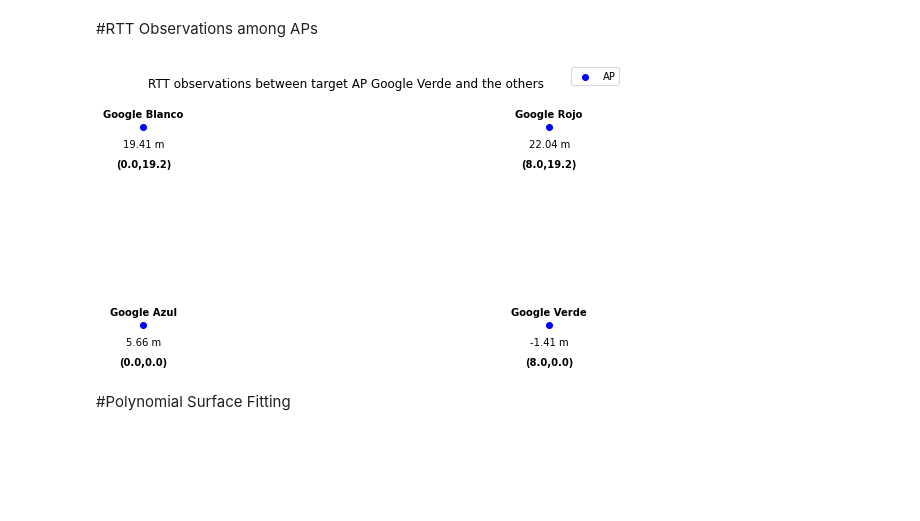
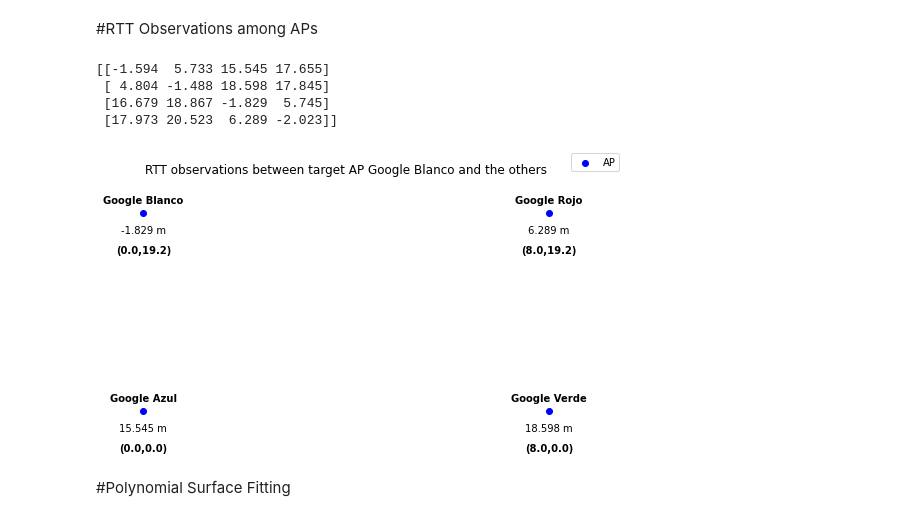
Before and after one commit to carlogattuso/Indoor_Positioning_RTT_GPR, a Jupyter notebook: psfm_gpr.ipynb, the cells around one changed output. Cells and saved outputs as stored; diff of their text form; code cells hidden in the pictures; blank space fills up the shorter version.

```diff
--- a/psfm_gpr.ipynb
+++ b/psfm_gpr.ipynb
@@ -154,7 +154,7 @@ n_vrp = n_points - n_ap
 """
 Locations grid
 """
-locations = np.array(np.meshgrid(np.linspace(0, height, points_y).round(2), np.linspace(0, width, points_x).round(2))).T.reshape(-1,2)
+locations = np.array(np.meshgrid(np.linspace(0, height, points_y).round(3), np.linspace(0, width, points_x).round(3))).T.reshape(-1,2)
 locations[:, [1, 0]] = locations[:, [0, 1]]
 
 """
@@ -254,10 +254,16 @@ for count, row in enumerate(L_ap):
   aux = aux.T
   ap_obs[count,:,:] = aux
 
-d_RTT = ap_obs[:,:,1]
+d_RTT = ap_obs[:,:,4].round(3)
+print(d_RTT)
+# %% [output]
+[[-1.594  5.733 15.545 17.655]
+ [ 4.804 -1.488 18.598 17.845]
+ [16.679 18.867 -1.829  5.745]
+ [17.973 20.523  6.289 -2.023]]
 # %%
 #@title ##Observations plot
-ap_selected = "Google Verde"  #@param ['Google Blanco', 'Linksys 1', 'Google Azul', 'Linksys 2', 'Google Rojo', 'Linksys 3', 'Google Verde']
+ap_selected = "Google Blanco"  #@param ['Google Blanco', 'Linksys 1', 'Google Azul', 'Linksys 2', 'Google Rojo', 'Linksys 3', 'Google Verde']
 
 try:
   ap_indexes[ap_selected]
@@ -273,36 +279,36 @@ plt.title('RTT observations between target AP '+ap_selected+' and the others',pa
 plt.axis('off')
 
 for x,y,z in zip(coordinates_ap[:,0], coordinates_ap[:,1], d_RTT[:,int(ap_indexes[ap_selected])]):
-    label = f"{z.round(2)} m"
+    label = f"{z.round(3)} m"
 
     plt.annotate(label, # this is the text
                  (x,y), # this is the point to label
                  textcoords="offset points", # how to position the text
                  xytext=(0,-20), # distance from text to points (x,y)
                  ha='center') # horizontal alignment can be left, right or center
 
 for x,y,z in zip(coordinates_ap[:,0],coordinates_ap[:,1], np.linspace(0, 7, 8).astype(int)):
 
     label = f"{ap_labels[z]}"
 
     plt.annotate(label, # this is the text
                  (x,y), # this is the point to label
                  textcoords="offset points", # how to position the text
                  xytext=(0,10), # distance from text to points (x,y)
                  ha='center', # horizontal alignment can be left, right or center
                  weight='bold')
 
 for x,y,z in zip(coordinates_ap[:,0],coordinates_ap[:,1], np.linspace(0, 6, 7).astype(int)):
     label = f"({L_ap[z,0]},{L_ap[z,1]})"
 
     plt.annotate(label, # this is the text
                  (x,y), # this is the point to label
                  textcoords="offset points", # how to position the text
                  xytext=(0,-40), # distance from text to points (x,y)
                  ha='center',
                  weight='bold') # horizontal alignment can be left, right or center
 # %% [output]
-[figure, old version]
+[figure, new version]
 # %% [markdown]
 #Polynomial Surface Fitting
 # %%
```
Also changed, not shown: parts of 18 cells of this notebook.
